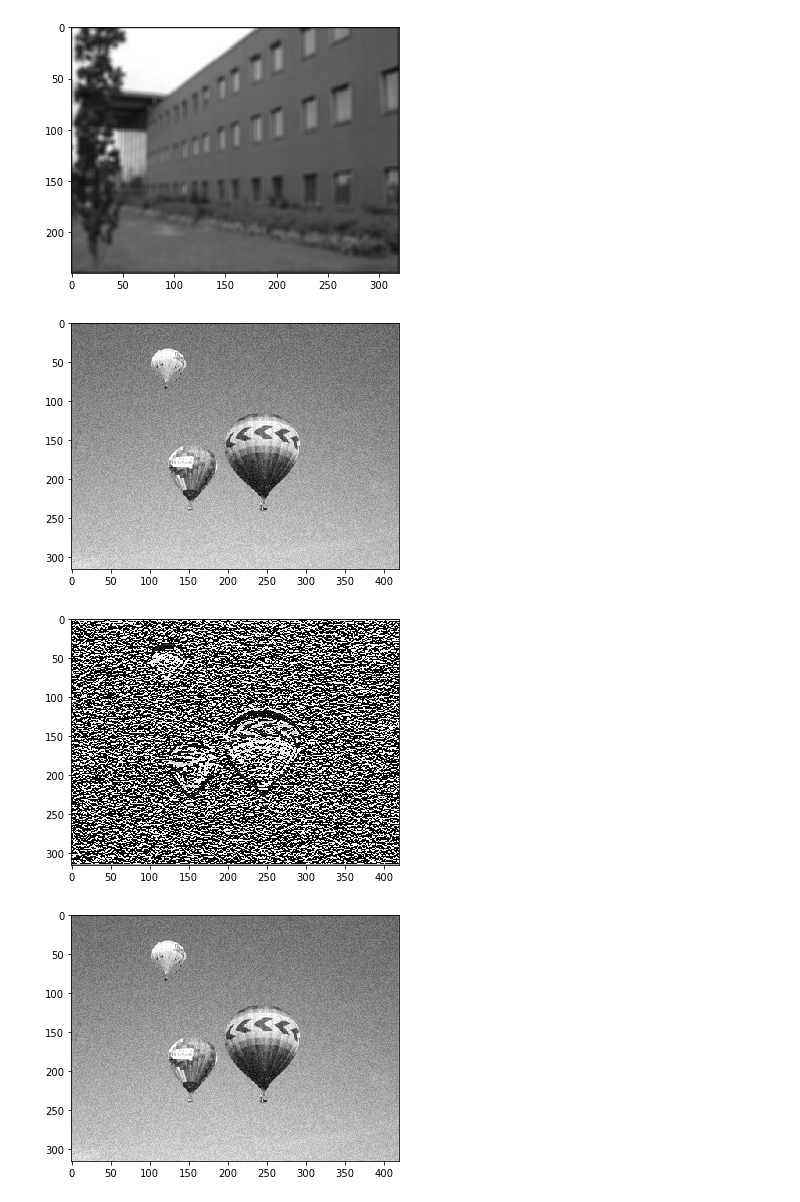
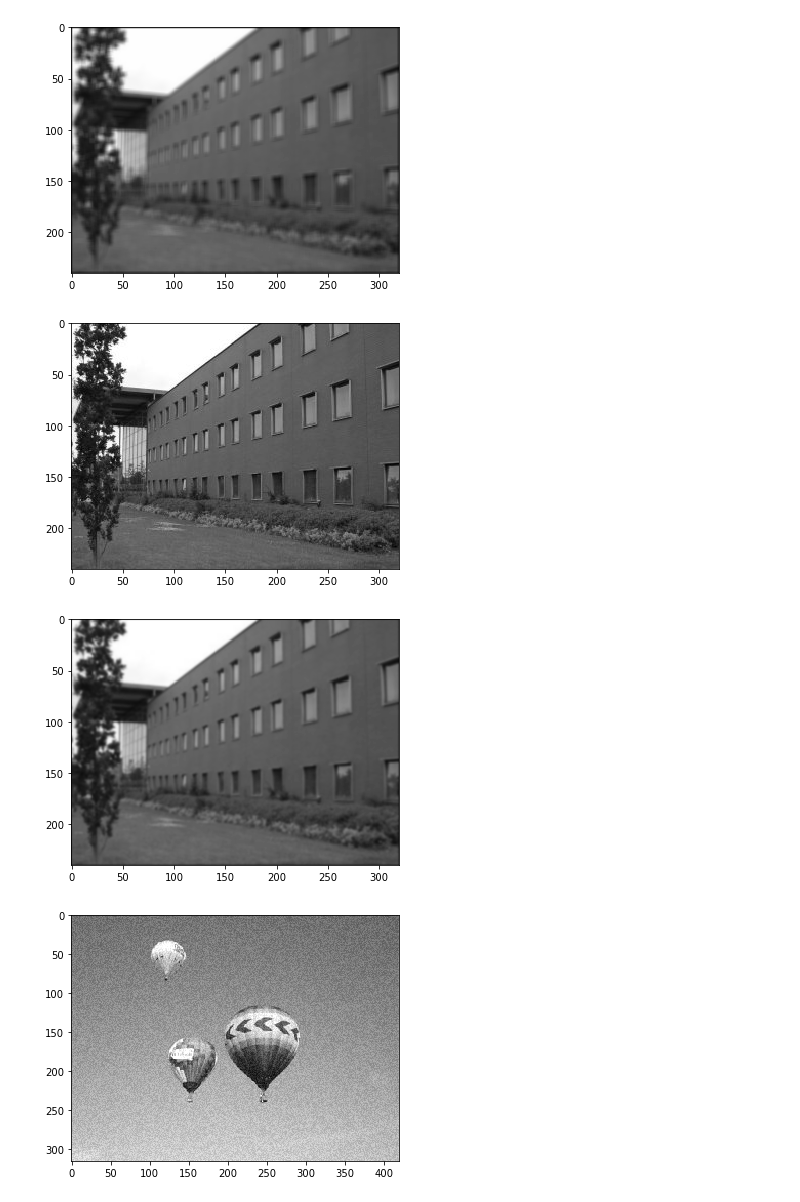
Before and after one commit to medina325/image-convolutions, a Jupyter notebook: notebooks/image-convolutions.ipynb, the cells around one changed output. Drawn from its saved outputs; the diff is of its cells as text; code cells hidden in the pictures.

Commit message:
Adicionando kernel do filtro gaussiano e arrumando pequeno detalhe da convolução

```diff
--- a/notebooks/image-convolutions.ipynb
+++ b/notebooks/image-convolutions.ipynb
@@ -5,13 +6,29 @@ import numpy as np
-# %%
-def create_gaussian_kernel(sigma):
-    size = 3*sigma + 1
-    pass
 # %%
 def get_index(i1: tuple, i2: tuple) -> tuple:
     return tuple(map(lambda x,y: x + y, i1, i2))
 # %%
 def idx_is_valid(width, height, x, y):
     return 0 <= x < width and 0 <= y < height
+# %%
+def gaussian_pixel(sigma, x, y):
+    c = 1 / (2*np.pi*sigma*sigma)
+    e = math.exp(-(x*x + y*y) / (2*sigma*sigma))
+
+    return (1 / (2*np.pi*sigma*sigma)) * math.exp(-(x*x + y*y) / (2*sigma*sigma))
+
+def create_gaussian_kernel(sigma):
+    order = 3*sigma + 2
+    center = order//2
+    center_idx = (center, center)
+
+    gaussian_kernel = np.zeros((order,order))
+    for x in range(-center, center+1):
+        for y in range(-center, center+1):
+            i_idx = get_index(center_idx, (x,y))
+
+            gaussian_kernel[i_idx] = gaussian_pixel(sigma, x, y)
+
+    return gaussian_kernel / np.sum(gaussian_kernel)
 # %%
 def convolute_pixel(image, idx, kernel):
     w, h = image.shape
@@ -27,7 +44,7 @@ def convolute_pixel(image, idx, kernel):
 
             convoluted_pixel += image[i_idx] * kernel[k_idx] if idx_is_valid(w, h, *i_idx) else 0
 
-    return convoluted_pixel / kernel.size
+    return convoluted_pixel
 # %%
 def convolution(img, kernel):
     convoluted_image = np.zeros(img.shape, dtype=np.uint8)
@@ -50,11 +67,11 @@ kernel = np.array([
     [1, 2, 1]
 ])
 
-avg_3x3_kernel = np.ones((3,3))
-avg_5x5_kernel = np.ones((5,5))
-# gaussian_kernel = GaussianKernel(sigma=1).get_matrix()
+avg_3x3_kernel = np.ones((3,3)) / 9
+avg_5x5_kernel = np.ones((5,5)) / 25
+gaussian_kernel = create_gaussian_kernel(sigma=1)
 
-kernels = [kernel, avg_3x3_kernel, avg_5x5_kernel]
+kernels = [kernel, avg_3x3_kernel, avg_5x5_kernel, gaussian_kernel]
 
 for img_url in img_urls:
     img = read_image(img_url)
@@ -72,7 +89,7 @@ for img_url in img_urls:
 [figure]
 [figure]
 [figure]
 [figure]
-[figure, old version]
+[figure, new version]
-[figure, old version]
+[figure, new version]
 [figure]
```
Also changed, not shown: parts of 2 cells of this notebook, 5 other files.
